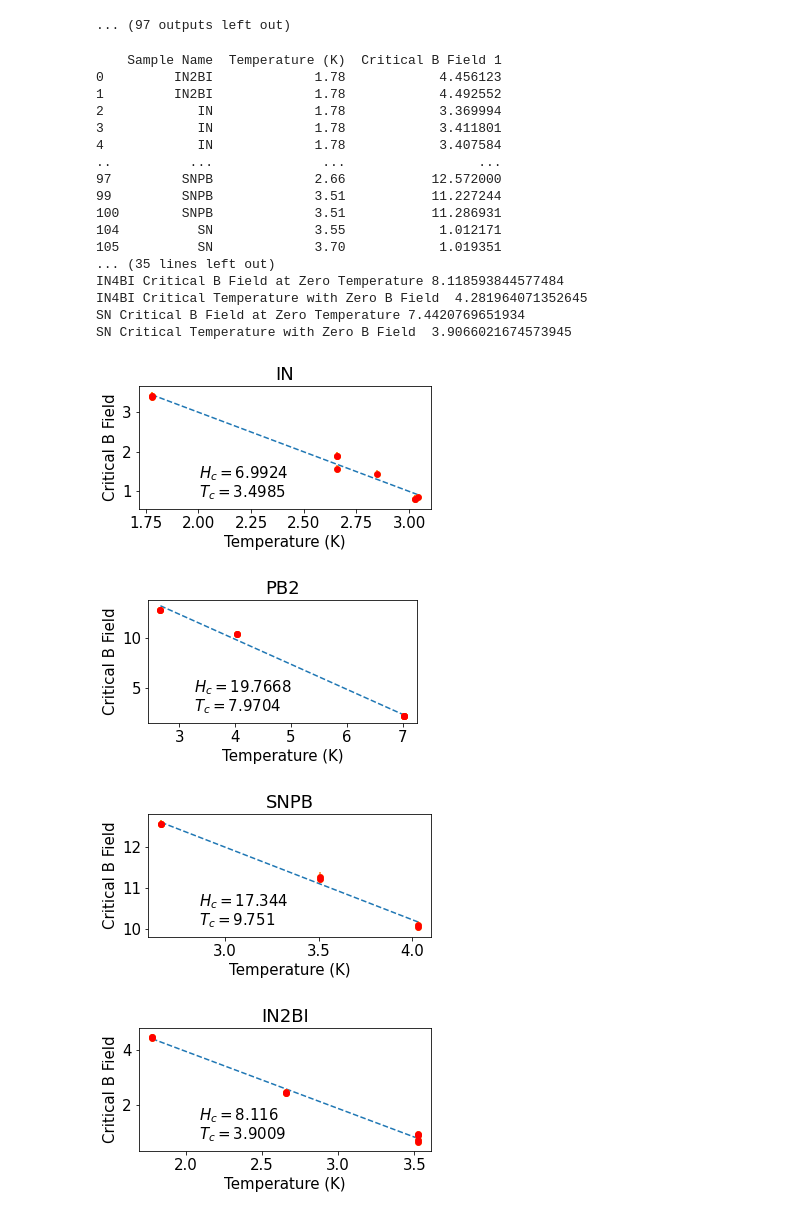
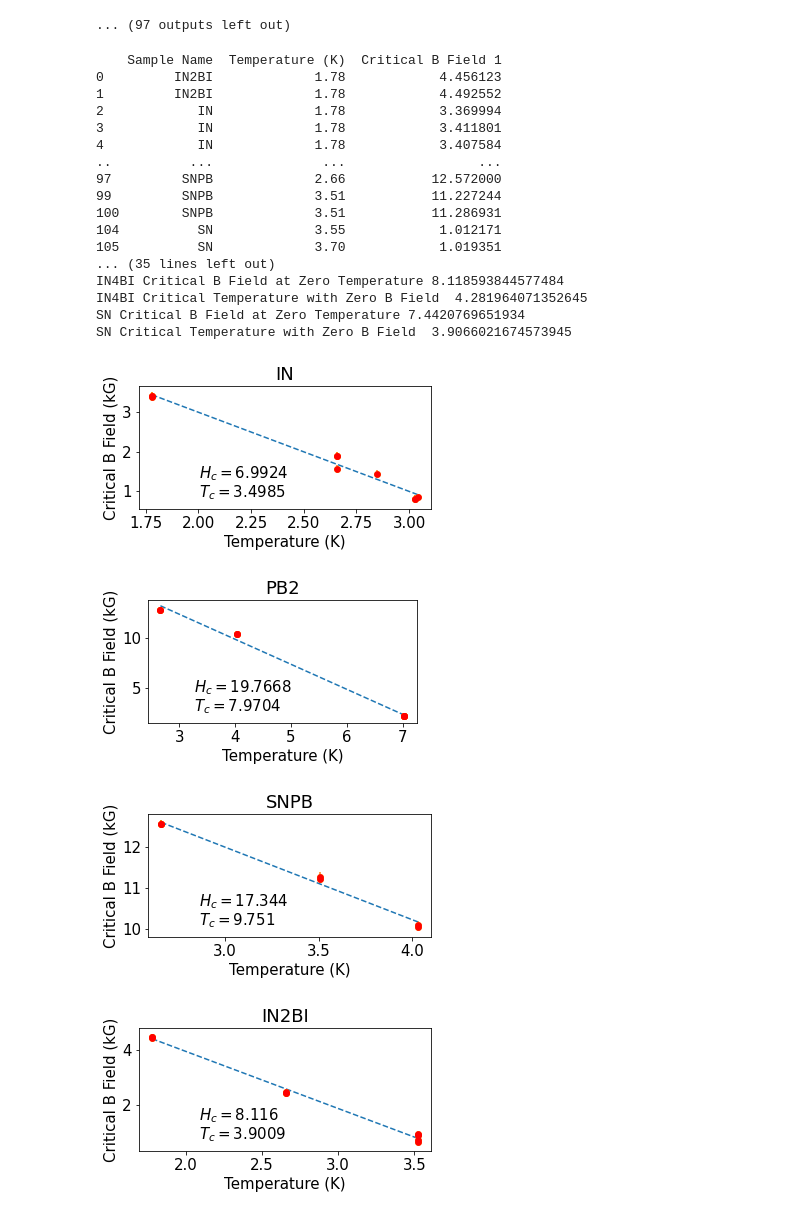
Before and after one commit to dcordovacarrizales/191_PlasmaPhysics, a Jupyter notebook: Superconductivity/Meissner/Meissner.ipynb, the cells around one changed output. Saved outputs shown, nothing was run; the diff lists cells and outputs as text; code cells hidden in the pictures.

Commit message:
Updated units on Magnetic Field Axis Plots

```diff
--- a/Superconductivity/Meissner/Meissner.ipynb
+++ b/Superconductivity/Meissner/Meissner.ipynb
@@ -239,10 +239,10 @@ def dict_temp_critical_B(df_critical_B):
     return all_samples
 
 
-first_samples = dict_temp_critical_B(df_critical_B_1) #moving all csv data into dictionary
-print(type1_samples)
-type2_samples = dict_temp_critical_B(df_critical_B_2)
-print(type2_samples)
+first_curve_samples = dict_temp_critical_B(df_critical_B_1) #moving all csv data into dictionary
+print(first_curve_samples)
+second_curve_samples = dict_temp_critical_B(df_critical_B_2)
+print(second_curve_samples)
 
 
 
@@ -282,36 +282,36 @@ def plot_sample_dict(all_samples):
                 print(key, "Critical B Field at Zero Temperature", func(0, *popt) )
                 print(key, "Critical Temperature with Zero B Field ", -popt[1]/popt[0])
 
                 plt.annotate(f'$H_c = {round(func(0, *popt),4)}$', (0.3,0.4), xycoords='figure fraction',size=15)
                 plt.annotate(f'$T_c = {round(-popt[1]/popt[0],4)}$', (0.3,0.3), xycoords='figure fraction', size=15)
                 plt.xlabel("Temperature (K)")
-                plt.ylabel("Critical B Field")
+                plt.ylabel("Critical B Field (kG)")
                 plt.title(key)
                 plt.tight_layout()
             else:
                 pass
 
 
-plot_sample_dict(type1_samples)
+plot_sample_dict(first_curve_samples)
 # %% [output]
     Sample Name  Temperature (K)  Critical B Field 1
 0         IN2BI             1.78            4.456123
 1         IN2BI             1.78            4.492552
 2            IN             1.78            3.369994
 3            IN             1.78            3.411801
 4            IN             1.78            3.407584
 ..          ...              ...                 ...
 97         SNPB             2.66           12.572000
 99         SNPB             3.51           11.227244
 100        SNPB             3.51           11.286931
 104          SN             3.55            1.012171
 105          SN             3.70            1.019351
 ... (35 lines left out)
 IN4BI Critical B Field at Zero Temperature 8.118593844577484
 IN4BI Critical Temperature with Zero B Field  4.281964071352645
 SN Critical B Field at Zero Temperature 7.4420769651934
 SN Critical Temperature with Zero B Field  3.9066021674573945
-[figure, old version]
+[figure, new version]
-[figure, old version]
+[figure, new version]
-[figure, old version]
+[figure, new version]
-[figure, old version]
+[figure, new version]
```
Also changed, not shown: parts of 2 cells of this notebook.
